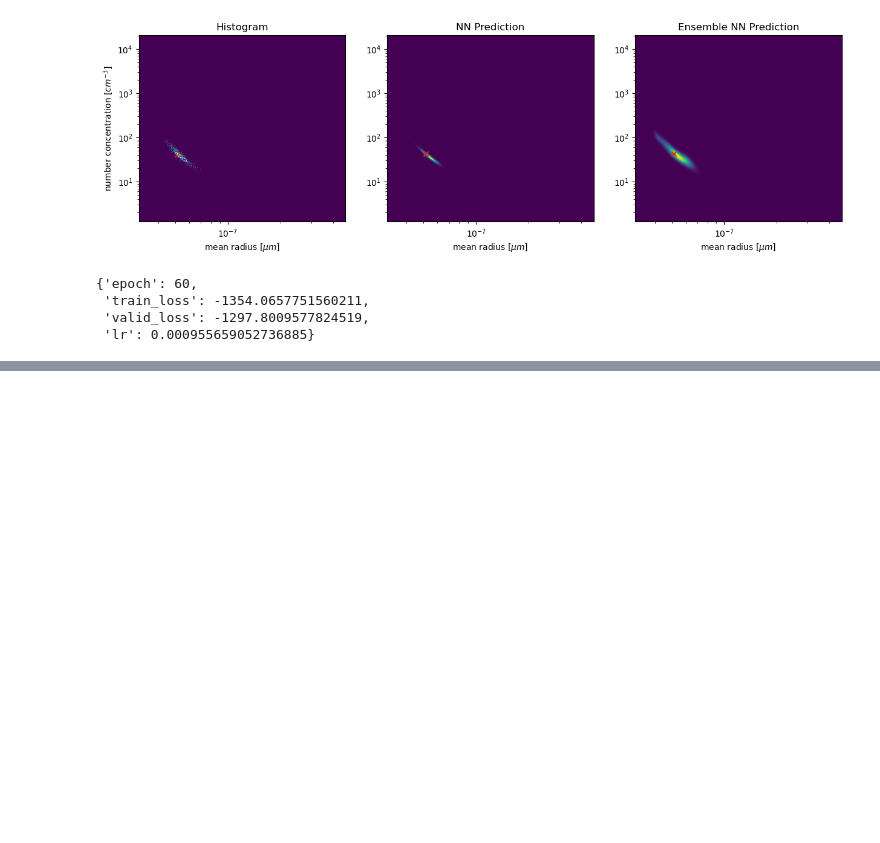
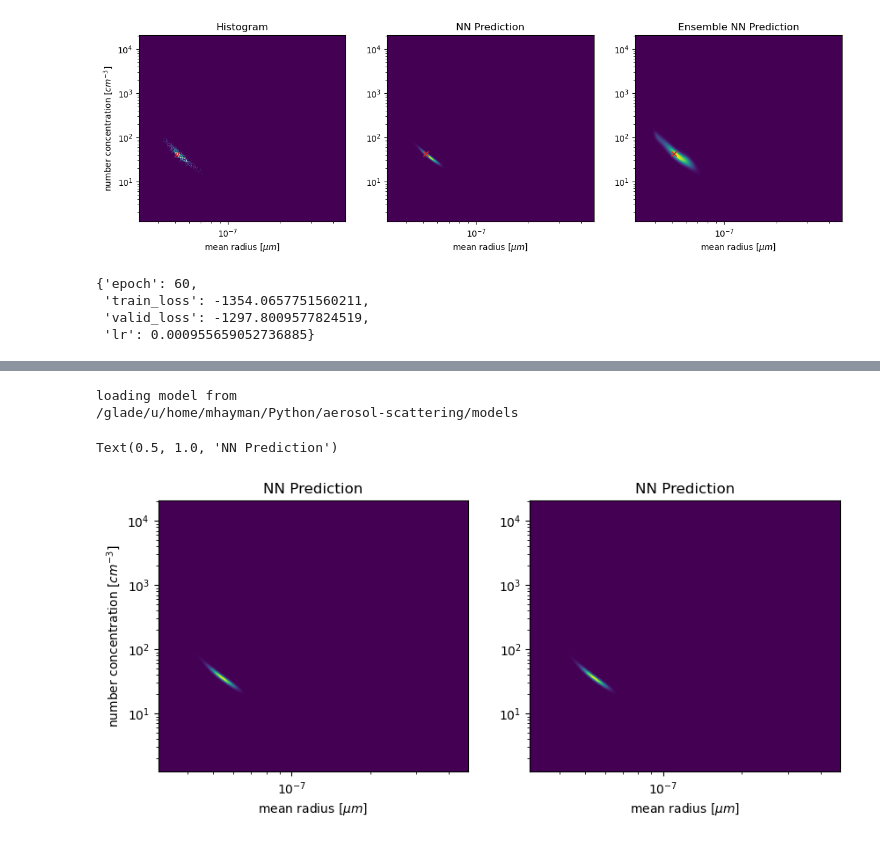
Before and after one commit to NCAR/aerosol-scattering, a Jupyter notebook: scripts/casper/TrainPolyPDFNN.ipynb, the cells around one changed output, grey strips where cells are left out. Drawn from its saved outputs; the diff is of its cells as text; code cells hidden in the pictures; blank space fills up the shorter version.

Commit message:
add model save and load functionality

```diff
--- a/scripts/casper/TrainPolyPDFNN.ipynb
+++ b/scripts/casper/TrainPolyPDFNN.ipynb
@@ -1166,0 +1191,37 @@ plt.scatter(r_act,n_act,c='tab:red',marker='x',)
+# %%
+conf_reload, model_reload = evid_nn.load_poly_nn_model("20250718T140545",dtype=dtype,device=device)
+x_scaler_r = evid_nn.rescale(0,1)
+x_scaler_r.set_config(**conf_reload['save_model']['x_scaler'])
+y_scaler_r = evid_nn.rescale(0,1)
+y_scaler_r.set_config(**conf_reload['save_model']['y_scaler'])
+# %% [output]
+loading model from
+/glade/u/home/mhayman/Python/aerosol-scattering/models
+# %%
+f_pdf_r_tnsr = model_reload.output_pdf(torch.tensor(in_data[idx:(idx+1),:],dtype=dtype,device=device))
+f_pdf_r = f_pdf_r_tnsr.detach().cpu().numpy()
+x_plt_r = model_reload.x_int.detach().cpu().numpy()
+# %%
+pdf_ax = np.exp(y_scaler.unscale(np.stack([x_plt,x_plt],axis=1)))
+pdf_r_ax = np.exp(y_scaler_r.unscale(np.stack([x_plt_r,x_plt_r],axis=1)))
+
+fig,ax = plt.subplots(1,2,figsize=(10,4))
+
+ax[0].pcolormesh(pdf_ax[:,1],pdf_ax[:,0],f_pdf[0,...]/np.sum(f_pdf[0,...]))
+
+ax[0].set_xscale('log')
+ax[0].set_yscale('log')
+ax[0].set_xlabel(r'mean radius [$\mu m$]')
+ax[0].set_ylabel(r'number concentration [$cm^{-3}$]')
+ax[0].set_title('NN Prediction')
+
+ax[1].pcolormesh(pdf_r_ax[:,1],pdf_r_ax[:,0],f_pdf_r[0,...]/np.sum(f_pdf_r[0,...]))
+
+ax[1].set_xscale('log')
+ax[1].set_yscale('log')
+ax[1].set_xlabel(r'mean radius [$\mu m$]')
+# ax[1].set_ylabel(r'number concentration [$cm^{-3}$]')
+ax[1].set_title('NN Prediction')
+# %% [output]
+Text(0.5, 1.0, 'NN Prediction')
+[figure, added]
```
Also changed, not shown: parts of 4 cells of this notebook, 1 other file.
